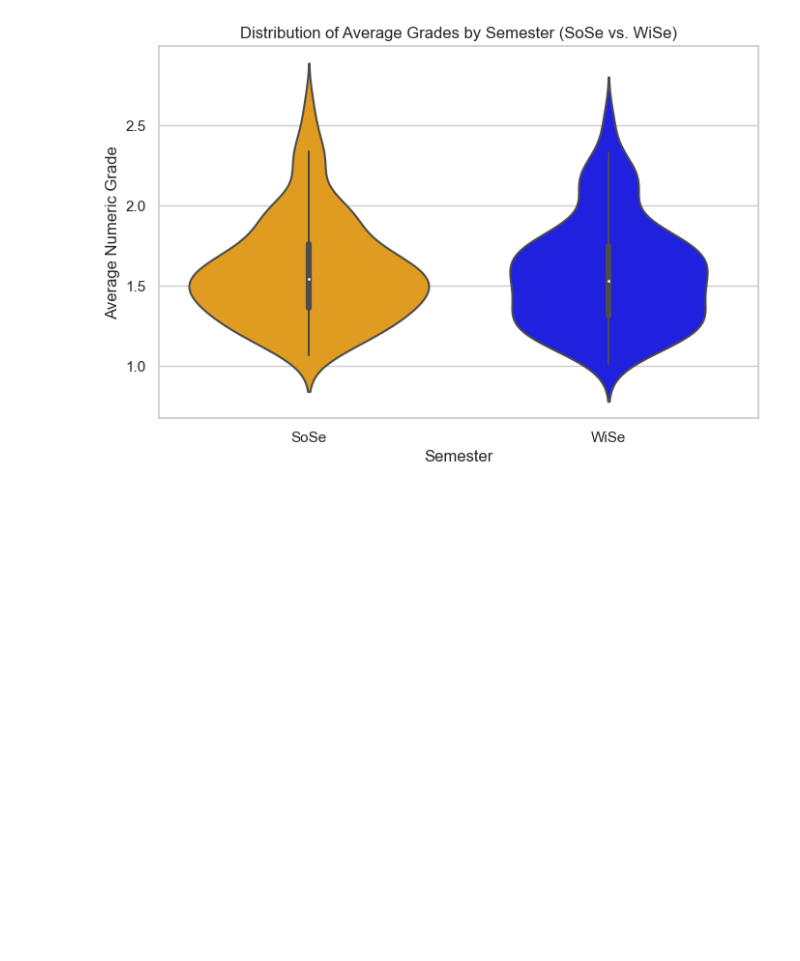
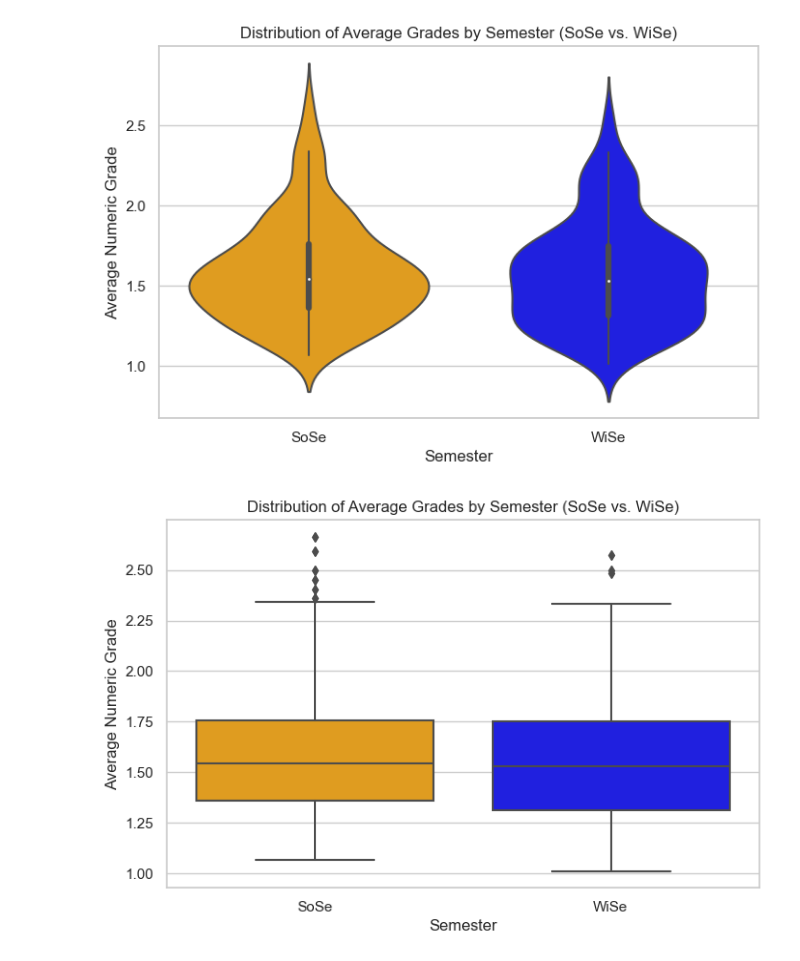
Before and after one commit to RotNils/WAL-StudentsGradesComparedToTemperature, a Jupyter notebook: plotting.ipynb, the cells around one changed output. Saved outputs shown, nothing was run; the diff lists cells and outputs as text; code cells hidden in the pictures; blank space fills up the shorter version.

Commit message:
more plots

```diff
--- a/plotting.ipynb
+++ b/plotting.ipynb
@@ -22,3 +24,29 @@ plt.xlabel("Semester")
 plt.show()
 # %% [output]
 [figure]
+# %%
+# Box Plot
+
+import matplotlib.pyplot as plt
+import seaborn as sns
+import pandas as pd
+
+# Load data
+df = pd.read_csv("european_semester_avg.csv")
+
+# Set style
+sns.set_theme(style="whitegrid")
+
+# Create boxplot
+plt.figure(figsize=(8, 5))
+sns.boxplot(x="European Semester", y="Average Numeric Grade", data=df, palette={"SoSe": "orange", "WiSe": "blue"})
+
+# Labels and title
+plt.title("Distribution of Average Grades by Semester (SoSe vs. WiSe)")
+plt.ylabel("Average Numeric Grade")
+plt.xlabel("Semester")
+
+# Show plot
+plt.show()
+# %% [output]
+[figure, added]
```
Also changed, not shown: parts of 2 cells of this notebook.
